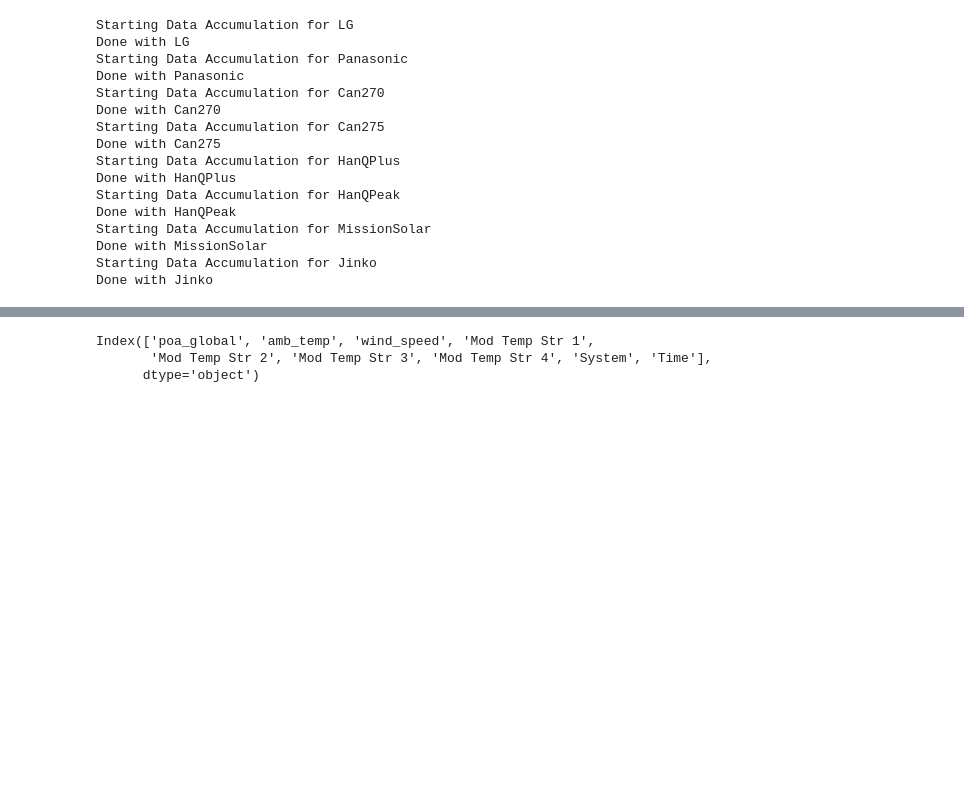
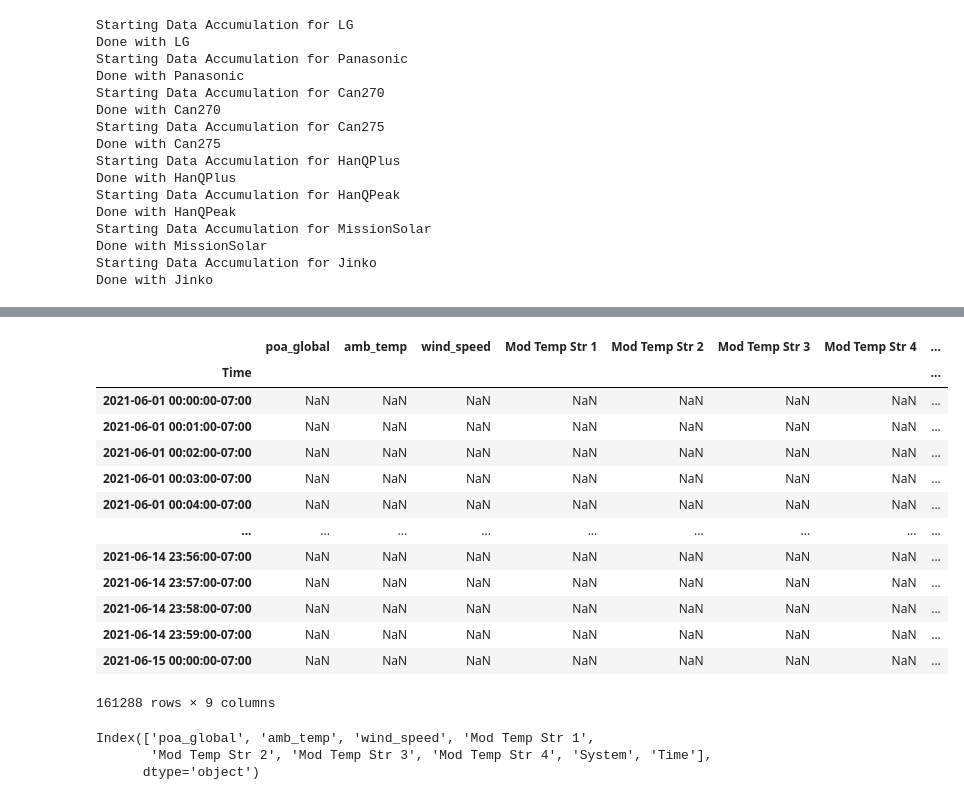
Before and after one commit to lmdeville/PV-Modeling, a Jupyter notebook: Task 2.2.1 Data Generation.ipynb, the cells around one changed output, grey strips where cells are left out. Drawn from its saved outputs; the diff is of its cells as text; code cells hidden in the pictures; blank space fills up the shorter version.

```diff
--- a/Task 2.2.1 Data Generation.ipynb
+++ b/Task 2.2.1 Data Generation.ipynb
@@ -179,5 +192,22 @@ datagen_df.index = datagen_df.Time
 # %%
 datagen_df.to_csv('datagen.csv')
+# %%
+datagen_df
+# %% [output]
+|  | poa_global | amb_temp | wind_speed | Mod Temp Str 1 | Mod Temp Str 2 | Mod Temp Str 3 | Mod Temp Str 4 | ... |
+| Time |  |  |  |  |  |  |  | ... |
+| 2021-06-01 00:00:00-07:00 | NaN | NaN | NaN | NaN | NaN | NaN | NaN | ... |
+| 2021-06-01 00:01:00-07:00 | NaN | NaN | NaN | NaN | NaN | NaN | NaN | ... |
+| 2021-06-01 00:02:00-07:00 | NaN | NaN | NaN | NaN | NaN | NaN | NaN | ... |
+| 2021-06-01 00:03:00-07:00 | NaN | NaN | NaN | NaN | NaN | NaN | NaN | ... |
+| 2021-06-01 00:04:00-07:00 | NaN | NaN | NaN | NaN | NaN | NaN | NaN | ... |
+| ... | ... | ... | ... | ... | ... | ... | ... | ... |
+| 2021-06-14 23:56:00-07:00 | NaN | NaN | NaN | NaN | NaN | NaN | NaN | ... |
+| 2021-06-14 23:57:00-07:00 | NaN | NaN | NaN | NaN | NaN | NaN | NaN | ... |
+| 2021-06-14 23:58:00-07:00 | NaN | NaN | NaN | NaN | NaN | NaN | NaN | ... |
+| 2021-06-14 23:59:00-07:00 | NaN | NaN | NaN | NaN | NaN | NaN | NaN | ... |
+| 2021-06-15 00:00:00-07:00 | NaN | NaN | NaN | NaN | NaN | NaN | NaN | ... |
+161288 rows × 9 columns
 # %%
 datagen_df.columns
 # %% [output]
```
Also changed, not shown: parts of 3 cells of this notebook, 2 other files.
